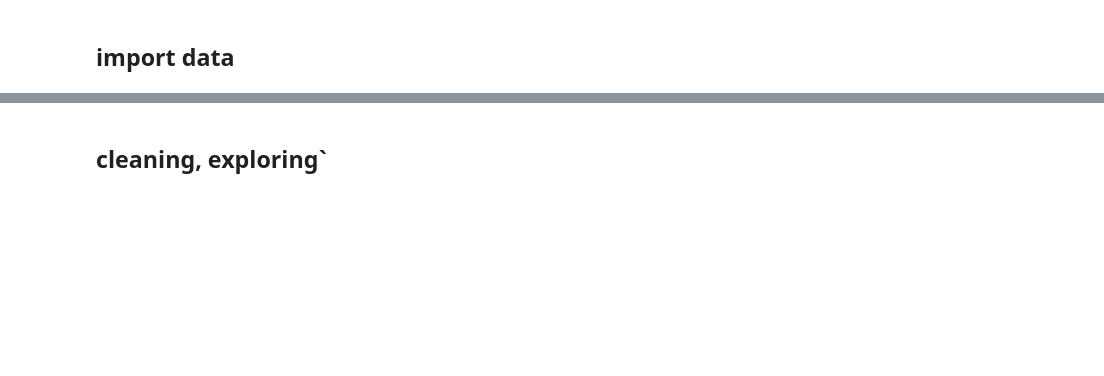
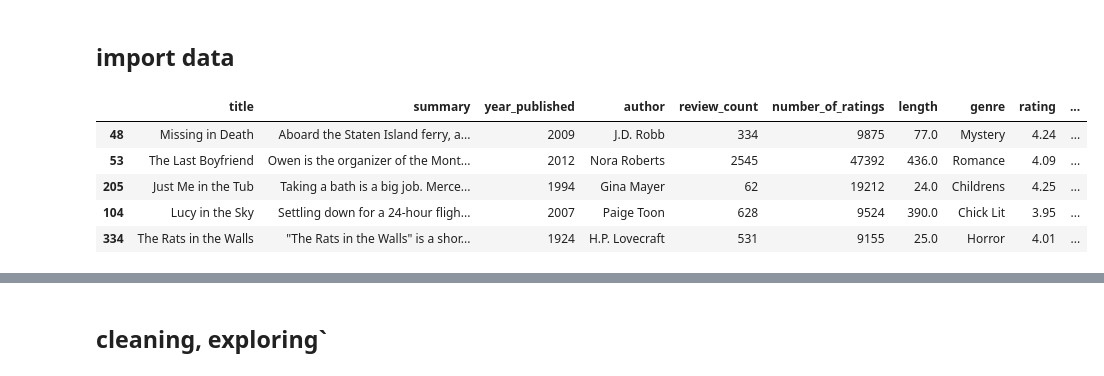
Before and after one commit to Booookkkkkssss/books_main, a Jupyter notebook: magdalena/prepare_explore.ipynb, the cells around one changed output, grey strips where cells are left out. Saved outputs shown, nothing was run; the diff lists cells and outputs as text; code cells hidden in the pictures; blank space fills up the shorter version.

```diff
--- a/magdalena/prepare_explore.ipynb
+++ b/magdalena/prepare_explore.ipynb
@@ -49,0 +23,13 @@ def get_data():
+# %%
+# original df
+
+f = pd.read_csv('all_books.csv', index_col=0)
+# %%
+f.head()
+# %% [output]
+|  | title | summary | year_published | author | review_count | number_of_ratings | length | genre | rating | ... |
+| 48 | Missing in Death | Aboard the Staten Island ferry, a... | 2009 | J.D. Robb | 334 | 9875 | 77.0 | Mystery | 4.24 | ... |
+| 53 | The Last Boyfriend | Owen is the organizer of the Mont... | 2012 | Nora Roberts | 2545 | 47392 | 436.0 | Romance | 4.09 | ... |
+| 205 | Just Me in the Tub | Taking a bath is a big job. Merce... | 1994 | Gina Mayer | 62 | 19212 | 24.0 | Childrens | 4.25 | ... |
+| 104 | Lucy in the Sky | Settling down for a 24-hour fligh... | 2007 | Paige Toon | 628 | 9524 | 390.0 | Chick Lit | 3.95 | ... |
+| 334 | The Rats in the Walls | "The Rats in the Walls" is a shor... | 1924 | H.P. Lovecraft | 531 | 9155 | 25.0 | Horror | 4.01 | ... |
```
Also changed, not shown: parts of 26 cells of this notebook.
